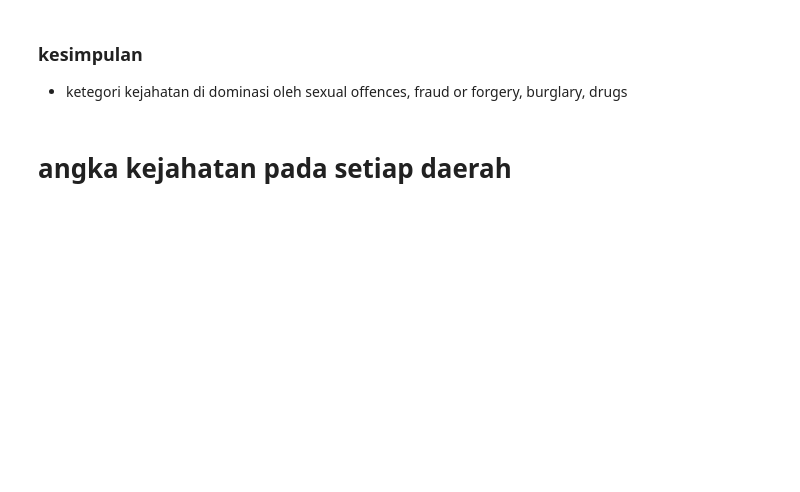
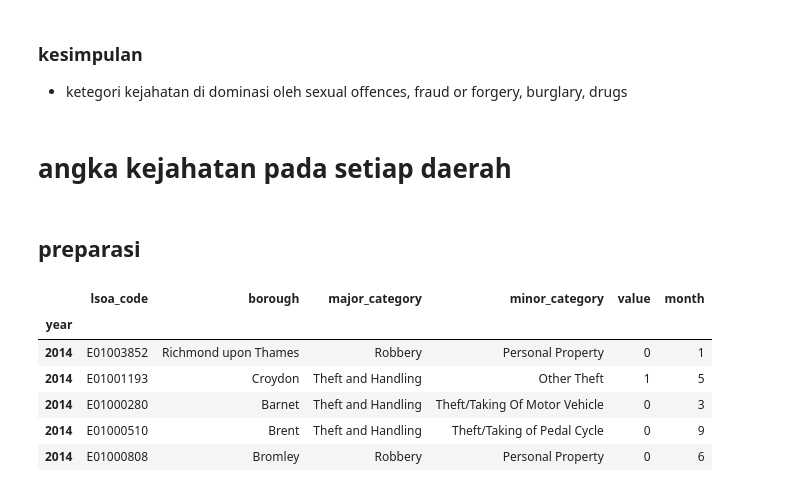
Before and after one commit to ainajefelina/Studi-Independen, a Jupyter notebook: Assignment 1/Percobaan 3/bismillah.ipynb, the cells around one changed output. Saved outputs shown, nothing was run; the diff lists cells and outputs as text; code cells hidden in the pictures; blank space fills up the shorter version.

```diff
--- a/Assignment 1/Percobaan 3/bismillah.ipynb
+++ b/Assignment 1/Percobaan 3/bismillah.ipynb
@@ -224,3 +227,15 @@ plt.show()
 - ketegori kejahatan di dominasi oleh sexual offences, fraud or forgery, burglary, drugs
 # %% [markdown]
 # angka kejahatan pada setiap daerah
+# %% [markdown]
+## preparasi
+# %%
+df_14.head()
+# %% [output]
+|  | lsoa_code | borough | major_category | minor_category | value | month |
+| year |  |  |  |  |  |  |
+| 2014 | E01003852 | Richmond upon Thames | Robbery | Personal Property | 0 | 1 |
+| 2014 | E01001193 | Croydon | Theft and Handling | Other Theft | 1 | 5 |
+| 2014 | E01000280 | Barnet | Theft and Handling | Theft/Taking Of Motor Vehicle | 0 | 3 |
+| 2014 | E01000510 | Brent | Theft and Handling | Theft/Taking of Pedal Cycle | 0 | 9 |
+| 2014 | E01000808 | Bromley | Robbery | Personal Property | 0 | 6 |
```
Also changed, not shown: parts of 13 cells of this notebook, 1 other file.
